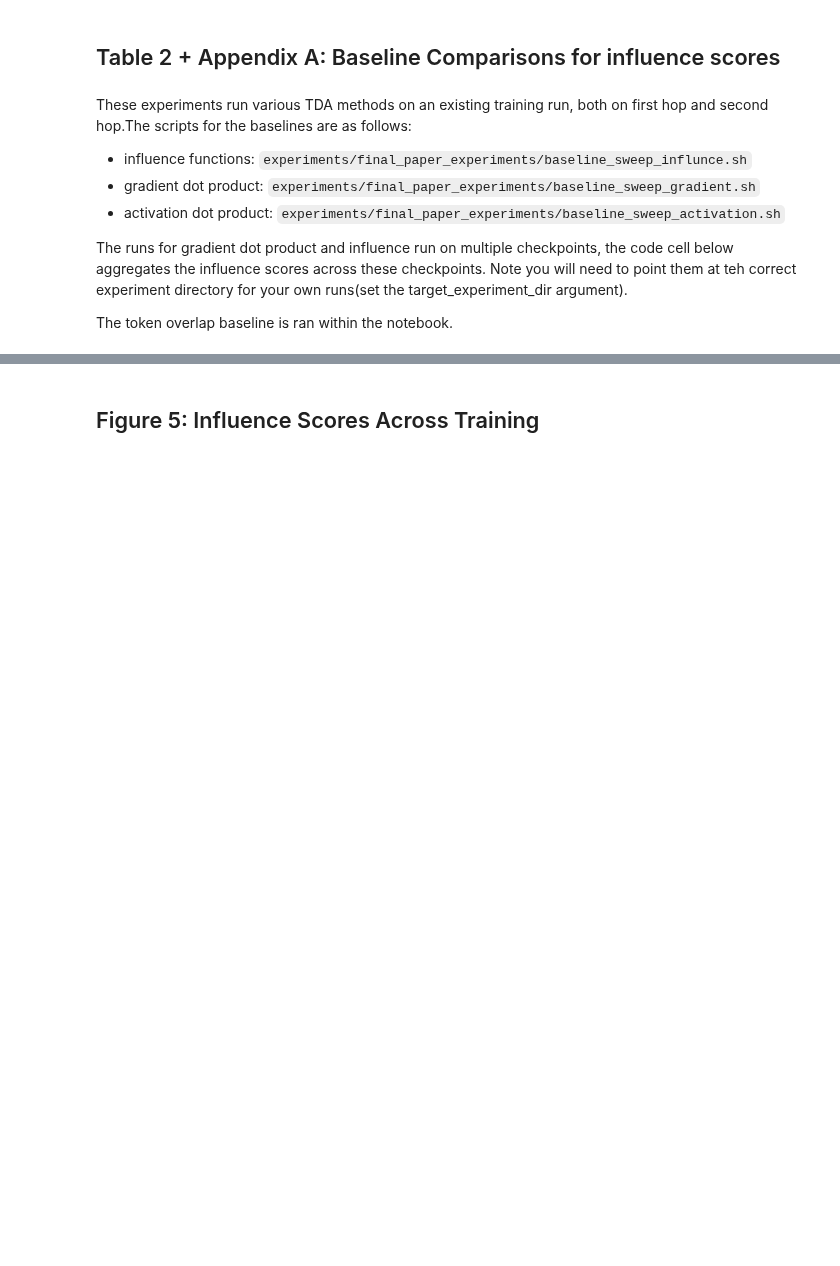
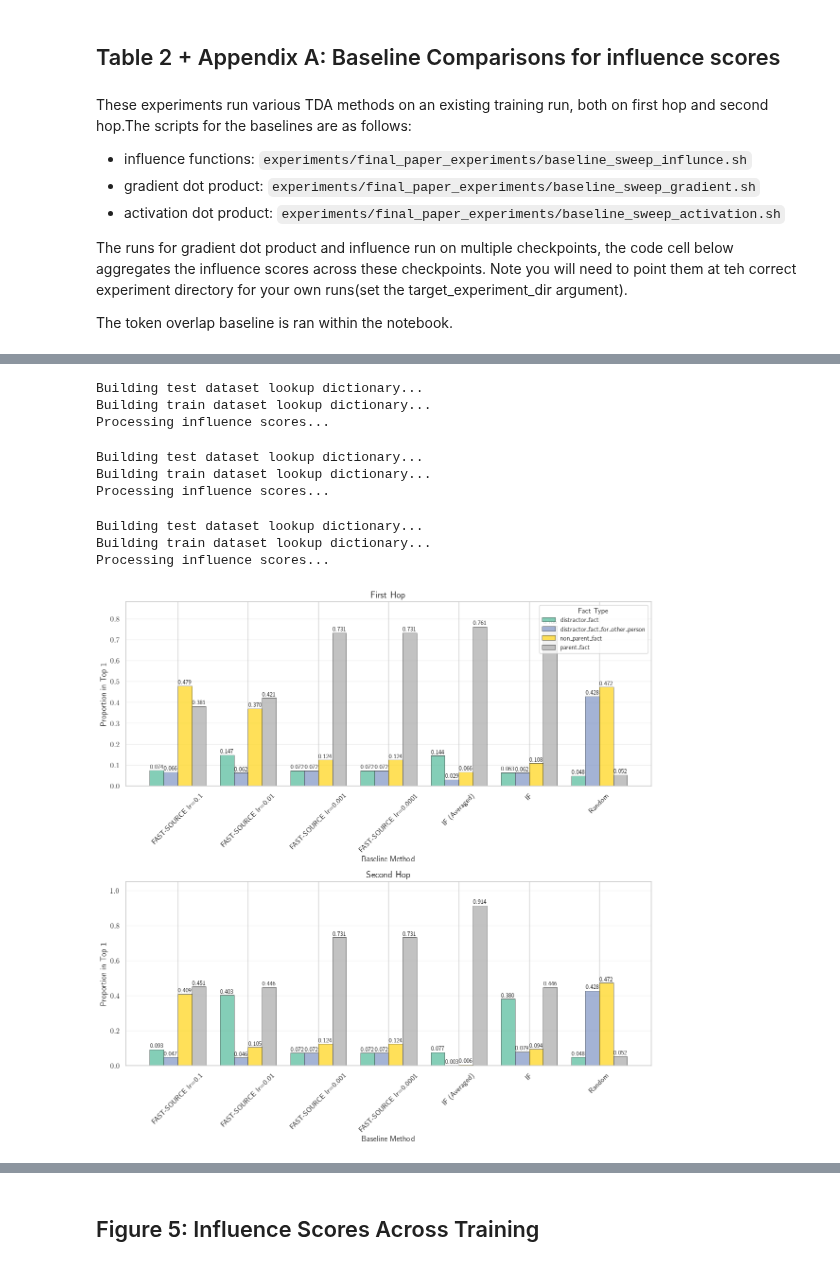
Before and after one commit to levmckinney/malign-influence, a Jupyter notebook: analysis/final_paper_figures.ipynb, the cells around one changed output, grey strips where cells are left out. Drawn from its saved outputs; the diff is of its cells as text; code cells hidden in the pictures; blank space fills up the shorter version.

```diff
--- a/analysis/final_paper_figures.ipynb
+++ b/analysis/final_paper_figures.ipynb
@@ -849,0 +746,69 @@ Parent Fact Proportions in Top 1% by Baseline:
+# %%
+# Create BaselineResults objects manually based on the paired data
+baselines = [
+    BaselineResults(
+        baseline_name="FAST-SOURCE lr=0.1",
+        first_hop_run_id="w15me6lr",
+        second_hop_run_id="ynfame3k",
+        baseline_type="influence",
+        old_result=True
+    ),
+    BaselineResults(
+        baseline_name="FAST-SOURCE lr=0.01",
+        first_hop_run_id="dicq2gst",
+        second_hop_run_id="hiqp2yi7",
+        baseline_type="influence",
+        old_result=True
+    ),
+    BaselineResults(
+        baseline_name="FAST-SOURCE lr=0.001",
+        first_hop_run_id="nm4u8ecz",
+        second_hop_run_id="anhvcl79",
+        baseline_type="influence",
+        old_result=True
+    ),
+    BaselineResults(
+        baseline_name="FAST-SOURCE lr=0.0001",
+        first_hop_run_id="0yislw4w",
+        second_hop_run_id="4tq8xb8p",
+        baseline_type="influence",
+        old_result=True
+    ),
+    BaselineResults(
+        baseline_name="IF (Averaged)",
+        second_hop_run_id=add_averaged_run_to_run_dict(["ry2ga7q9", "12ajk23u", "r5wqrwo5", "wn3vblzi", "wfma33c3", "6ga7x72x"],allow_mismatched_keys=True),
+        first_hop_run_id=add_averaged_run_to_run_dict(["zjg6dhrj", "zcyhbl3z", "r0jk3j0a", "aizfb153", "e0yqrmbd"],allow_mismatched_keys=True),
+        baseline_type="influence_averaged",
+        old_result=True
+    ),
+    BaselineResults(
+        baseline_name="IF",
+        second_hop_run_id="ry2ga7q9",
+        first_hop_run_id="zjg6dhrj",
+    ),
+]
+
+
+
+
+# Add the run IDs to the run dictionary
+for baseline in baselines:
+    if baseline.baseline_type == "influence" or baseline.baseline_type == "influence_averaged":
+        add_runs_to_run_dict([baseline.first_hop_run_id, baseline.second_hop_run_id], run_type=baseline.baseline_type,allow_mismatched_keys=baseline.old_result)
+
+
+baseline_plotting_dict = {
+    baseline.baseline_name: {
+        "first_hop_run_id": run_id_to_data[baseline.first_hop_run_id],
+        "second_hop_run_id": run_id_to_data[baseline.second_hop_run_id],
+    }
+    for baseline in baselines
+}
+
+plot_baselines(
+    baseline_plotting_dict,
+    percentile=1,
+    save_location=ANALYSIS_SAVE_DIR / "activation_dot_product_baselines.pdf"
+)
+pass
+# %% [output]
@@ -849,0 +832,10 @@ Parent Fact Proportions in Top 1% by Baseline:
+Building test dataset lookup dictionary...
+Building train dataset lookup dictionary...
+Processing influence scores...
+Building test dataset lookup dictionary...
+Building train dataset lookup dictionary...
+Processing influence scores...
+Building test dataset lookup dictionary...
+Building train dataset lookup dictionary...
+Processing influence scores...
+[figure, added]
```
Also changed, not shown: parts of 4 cells of this notebook, 6 other files.
